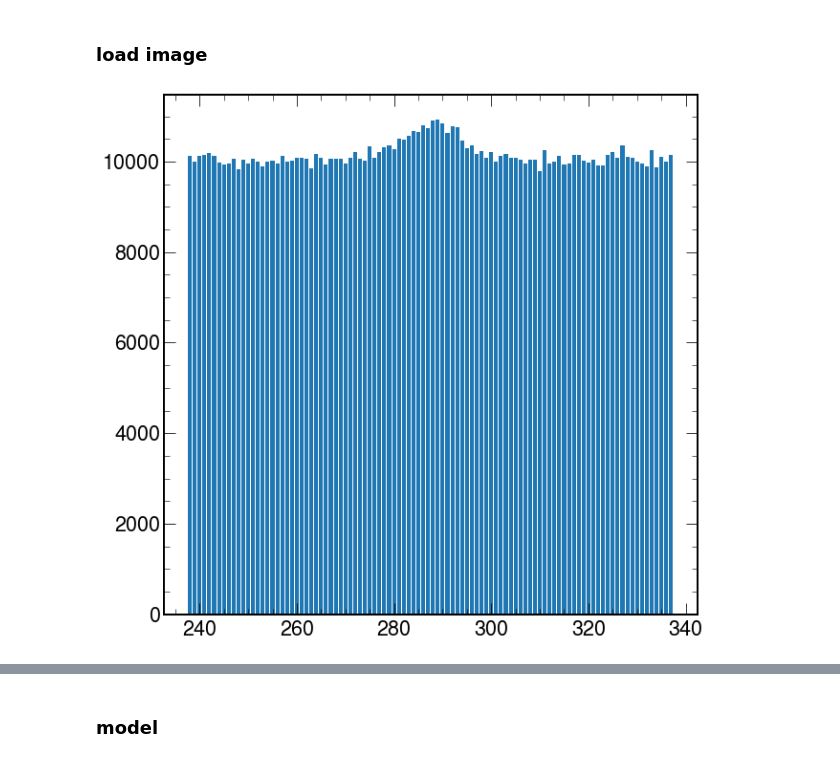
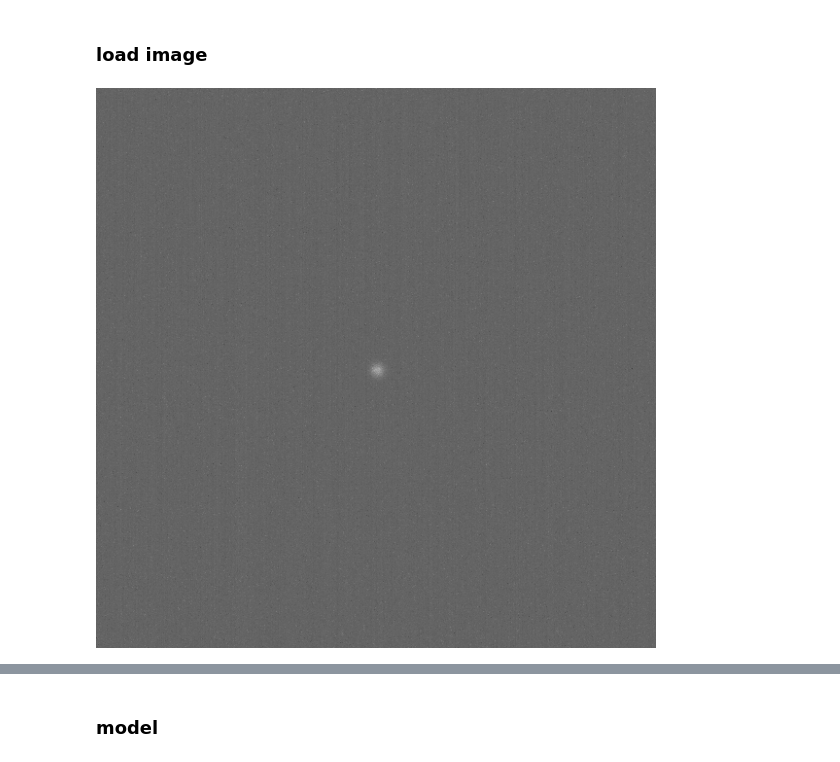
Before and after one commit to depot-hep/idao-2021, a Jupyter notebook: data_studies/fittin.ipynb, the cells around one changed output, grey strips where cells are left out. Cells and saved outputs as stored; diff of their text form; code cells hidden in the pictures.

```diff
--- a/data_studies/fittin.ipynb
+++ b/data_studies/fittin.ipynb
@@ -17,3 +16,14 @@ im = Image.open('images/-0.5065000057220459__CYGNO_60_40_He_NR_20_keV_930V_30cm_
+# %%
+# im = Image.open('images/-0.5065000057220459__CYGNO_60_40_He_NR_20_keV_930V_30cm_SRIM_IDAO_iso_crop_hist_pic_run3_ev269.png')
+im = Image.open('images/0.7410642504692078__CYGNO_60_40_ER_10_keV_930V_30cm_IDAO_iso_crop_hist_pic_run4_ev447.png')
+# im = Image.open('images/0.7402061223983765__CYGNO_60_40_ER_30_keV_930V_30cm_IDAO_iso_crop_hist_pic_run3_ev937.png')
+# im = Image.open('images/-0.3499999940395355__CYGNO_60_40_He_NR_1_keV_930V_30cm_SRIM_IDAO_iso_crop_hist_pic_run2_ev87.png')
+# im = Image.open('images/0.48575398325920105__CYGNO_60_40_ER_1_keV_930V_30cm_IDAO_iso_crop_hist_pic_run1_ev0.png')
+# im = Image.open('images/3.1136999130249023__CYGNO_60_40_He_NR_6_keV_930V_30cm_SRIM_IDAO_iso_crop_hist_pic_run1_ev809.png')
+# %%
+im
+# %% [output]
+[figure, added]
 # %%
 ima = np.array(im)
 # %%
@@ -23,5 +34,0 @@ ima_x = np.sum(ima[left:right, left:right], axis=0)
-# %%
-plt.bar(range(left, right), ima_x)
-plt.show()
-# %% [output]
-[figure, removed]
```
Also changed, not shown: parts of 31 cells of this notebook, 6 other files.
